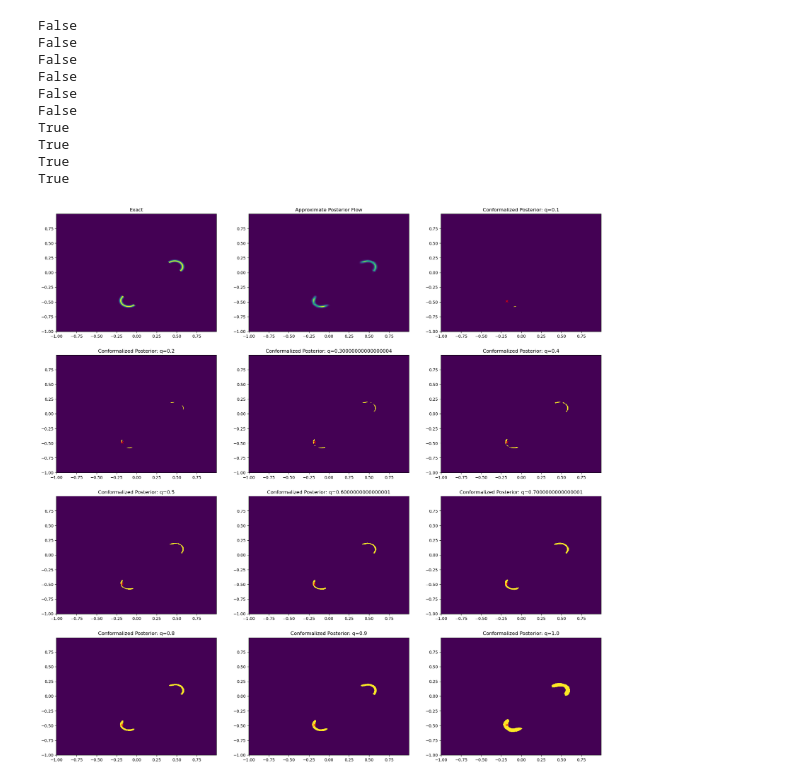
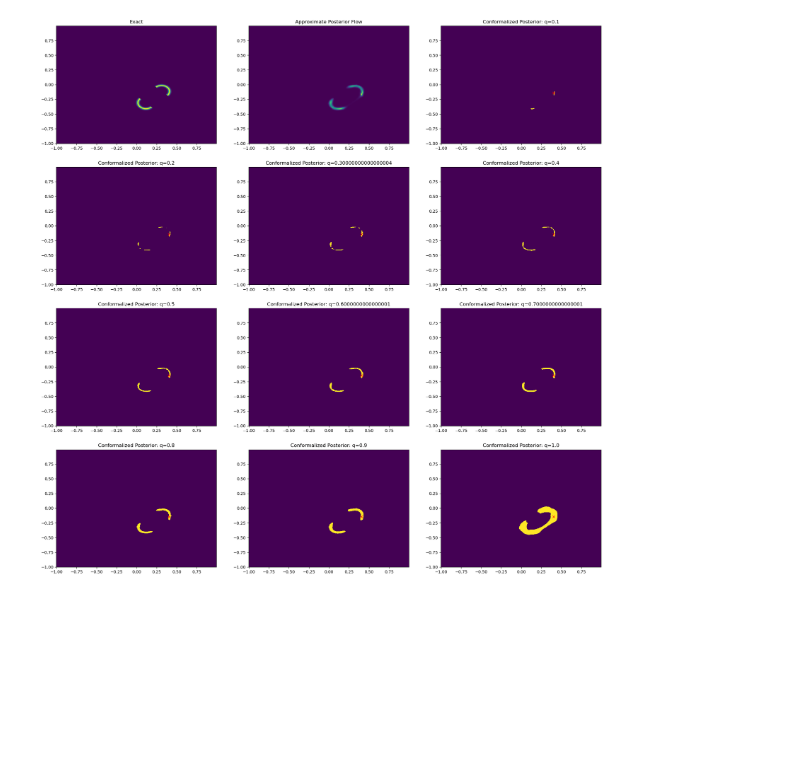
Before and after one commit to yashpatel5400/canvi, a Jupyter notebook: canvi/CANVI_TwoMoons.ipynb, the cells around one changed output. Drawn from its saved outputs; the diff is of its cells as text; code cells hidden in the pictures; blank space fills up the shorter version.

```diff
--- a/canvi/CANVI_TwoMoons.ipynb
+++ b/canvi/CANVI_TwoMoons.ipynb
@@ -296,14 +278,14 @@ Iteration 4999: loss -3.173424243927002
 # %%
-import pickle
-with open("two_moons.nf", "wb") as f:
-    pickle.dump(encoder, f)
+# with open("two_moons.nf", "wb") as f:
+#     pickle.dump(encoder, f)
 # %%
+import pickle
 with open("two_moons.nf", "rb") as f:
-    test = pickle.load(f)
+    encoder = pickle.load(f)
 # %%
 import numpy as np
 
-calibration_theta, calibration_x = generate_data(100, return_theta=True)
+calibration_theta, calibration_x = generate_data(10_000, return_theta=True)
 cal_scores = []
 for calibration_theta_pt, calibration_x_pt in zip(calibration_theta, calibration_x):
     log_prob = encoder.log_prob(calibration_theta_pt.view(1,-1).to(device), calibration_x_pt.view(1,-1).to(device)).detach()
@@ -366,28 +348,17 @@ def plot(j, x, theta, encoder, **kwargs):
         prediction_interval = (Z.cpu().exp().numpy() > prob_min).astype("bool")
 
         # offset to top-left coordinate system
-        x = (theta[j][0].cpu().numpy() + 1)
-        y = (theta[j][1].cpu().numpy() - 1)
+        theta_x = (theta[j][0].cpu().numpy() + 1)
+        theta_y = (theta[j][1].cpu().numpy() - 1)
 
         # find corresponding indices of matrix for lookup: have to invert y convention, since down is positive in index
-        x_idx = int(x // discretization)
-        y_idx = int(y // discretization)
-        print(prediction_interval[x_idx, y_idx])
+        x_idx = int(theta_x // discretization)
+        y_idx = int(theta_y // discretization)
 
         ax[row_idx,col_idx].plot(theta[j][0], theta[j][1], marker="x", color="r")
         ax[row_idx,col_idx].pcolormesh(X.cpu().numpy(), Y.cpu().numpy(), prediction_interval)
         ax[row_idx,col_idx].set_title(f'Conformalized Posterior: q={coverage_guarantee}')
 # %%
-plot(j=5, x=x, theta=theta, encoder=test, **kwargs)
+plot(j=5, x=x, theta=theta, encoder=encoder, **kwargs)
 # %% [output]
-False
-False
-False
-False
-False
-False
-True
-True
-True
-True
-[figure, old version]
+[figure, new version]
```
Also changed, not shown: parts of 5 cells of this notebook.
